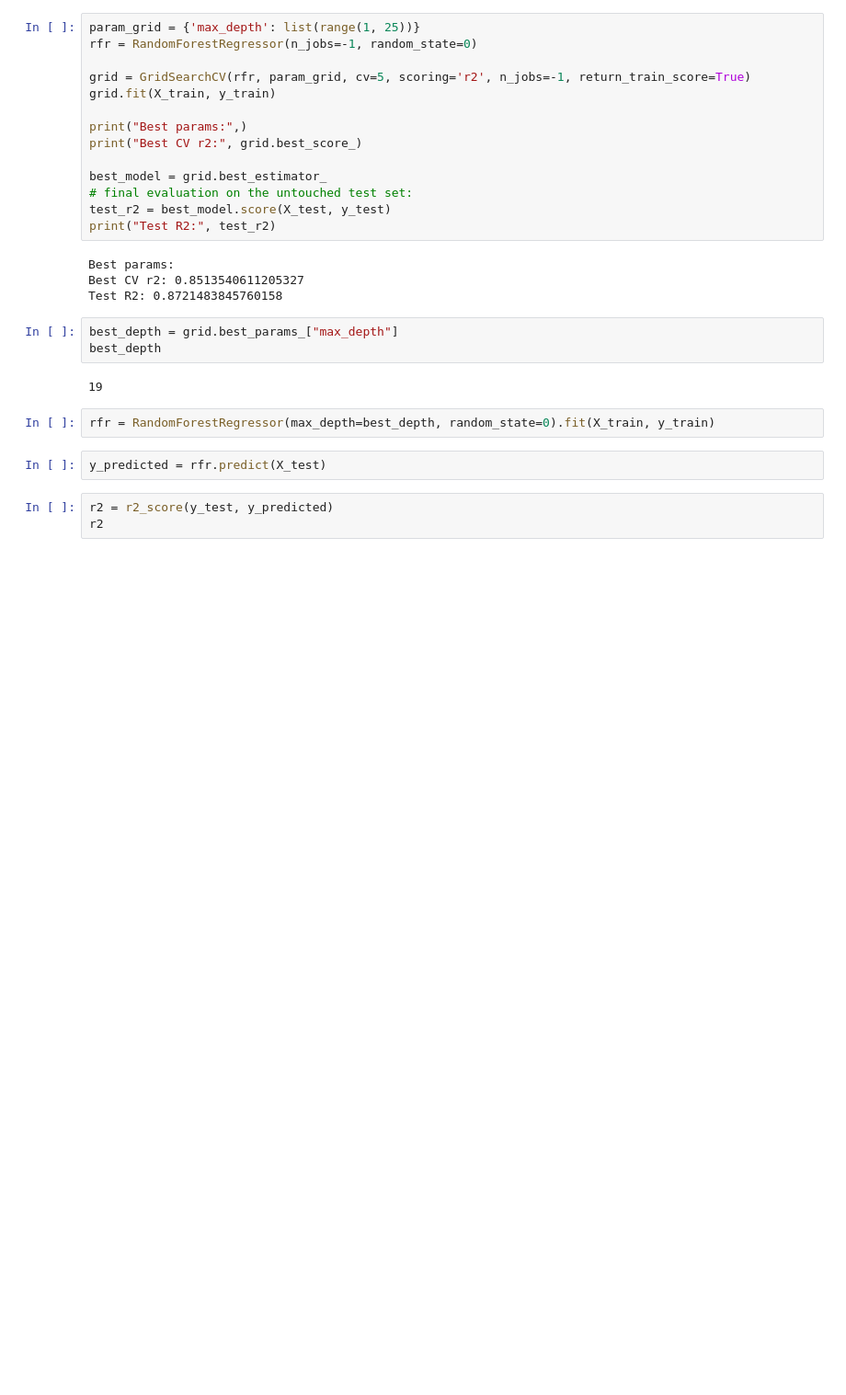
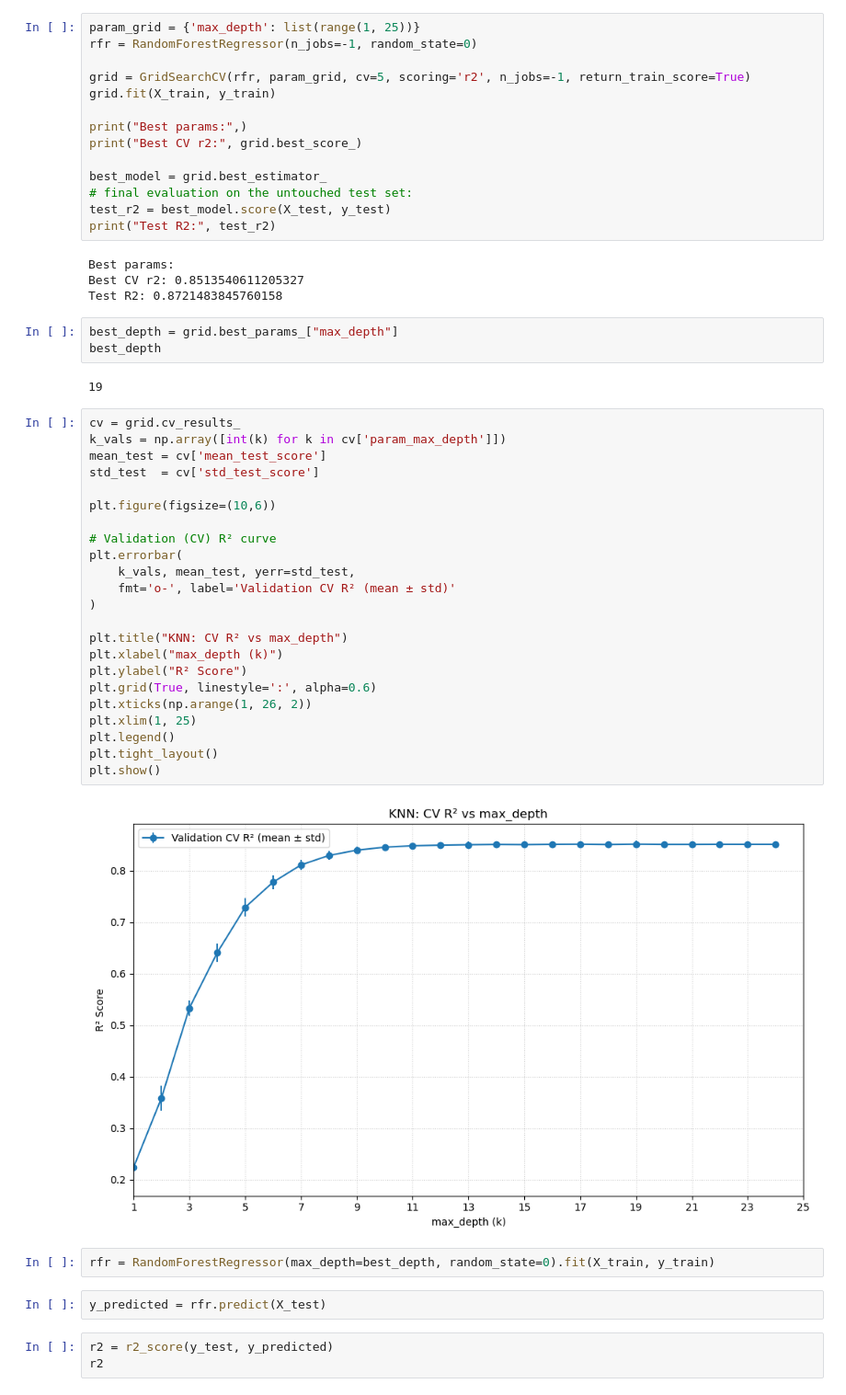
Before and after one commit to xarti55/SANS-IoT_calibration_analysis_and_denoising, a Jupyter notebook: Random_RFR.ipynb, the cells around one changed output. Shown at 92% size. Drawn from its saved outputs; the diff is of its cells as text; blank space fills up the shorter version.

```diff
--- a/Random_RFR.ipynb
+++ b/Random_RFR.ipynb
@@ -54,6 +56,31 @@ best_depth = grid.best_params_["max_depth"]
 best_depth
 # %% [output]
 19
+# %%
+cv = grid.cv_results_
+k_vals = np.array([int(k) for k in cv['param_max_depth']])
+mean_test = cv['mean_test_score']
+std_test  = cv['std_test_score']
+
+plt.figure(figsize=(10,6))
+
+# Validation (CV) R² curve
+plt.errorbar(
+    k_vals, mean_test, yerr=std_test,
+    fmt='o-', label='Validation CV R² (mean ± std)'
+)
+
+plt.title("KNN: CV R² vs max_depth")
+plt.xlabel("max_depth (k)")
+plt.ylabel("R² Score")
+plt.grid(True, linestyle=':', alpha=0.6)
+plt.xticks(np.arange(1, 26, 2))
+plt.xlim(1, 25)
+plt.legend()
+plt.tight_layout()
+plt.show()
+# %% [output]
+[figure, added]
 # %%
 rfr = RandomForestRegressor(max_depth=best_depth, random_state=0).fit(X_train, y_train)
 # %%
```
Also changed, not shown: parts of 1 cell of this notebook, 6 other files.
